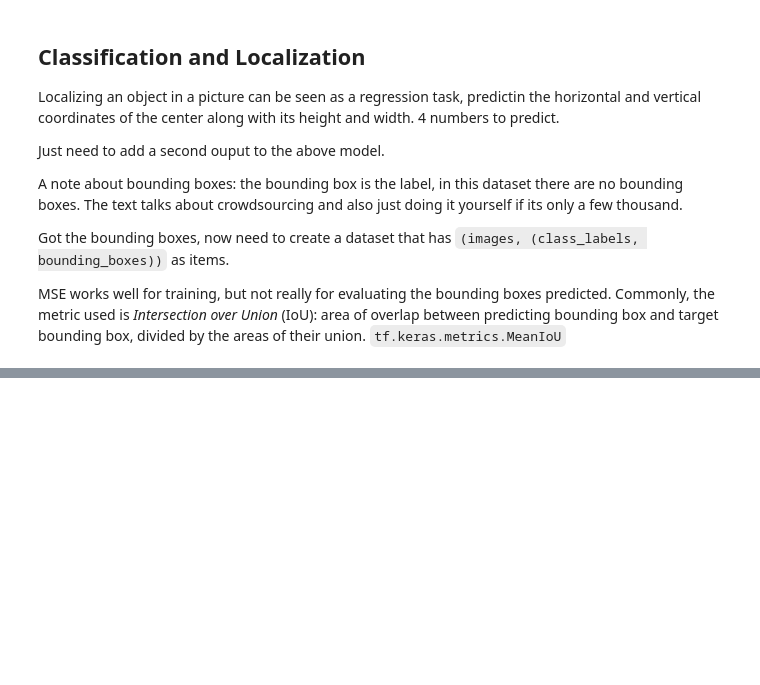
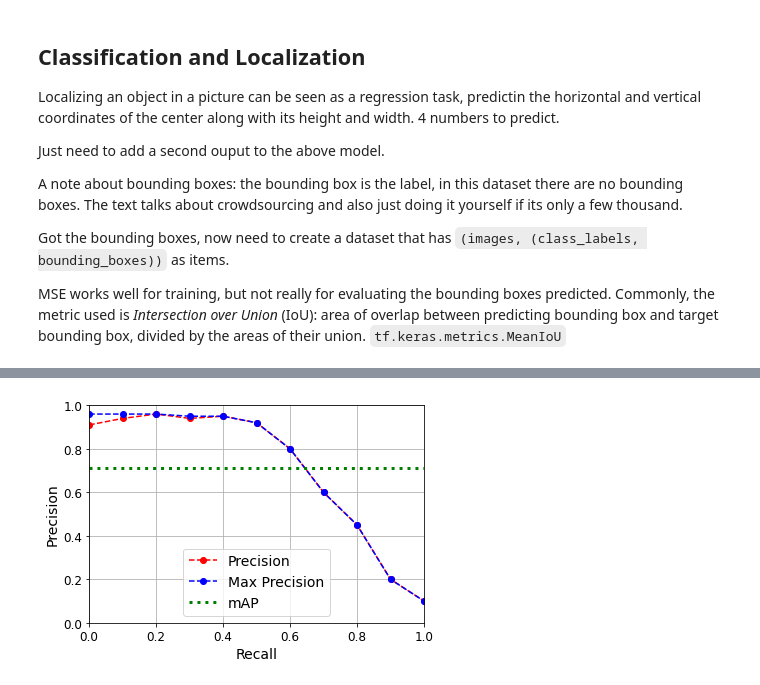
Before and after one commit to misrakberhe/mb_handson_notes, a Jupyter notebook: Chapter14_DeepComputerVisionAndCNNs.ipynb, the cells around one changed output, grey strips where cells are left out. Saved outputs shown, nothing was run; the diff lists cells and outputs as text; code cells hidden in the pictures; blank space fills up the shorter version.

```diff
--- a/Chapter14_DeepComputerVisionAndCNNs.ipynb
+++ b/Chapter14_DeepComputerVisionAndCNNs.ipynb
@@ -660,3 +666,24 @@ fake_train_set = train_set.take(5).repeat(2).map(add_random_bounding_boxes)
+# %%
+def maximum_precisions(precisions):
+    return np.flip(np.maximum.accumulate(np.flip(precisions)))
+# %%
+recalls = np.linspace(0,1 ,11)
+
+precisions = [0.91, 0.94, 0.96, 0.94, 0.95, 0.92, 0.80, 0.60, 0.45, 0.20, 0.10]
+max_precisions = maximum_precisions(precisions)
+mAP = max_precisions.mean()
+
+plt.plot(recalls, precisions, "ro--", label="Precision")
+plt.plot(recalls, max_precisions, "bo--", label="Max Precision")
+plt.xlabel("Recall")
+plt.ylabel("Precision")
+plt.plot([0,1], [mAP,mAP], "g:", linewidth = 3, label="mAP")
+plt.grid(True)
+plt.axis([0,1,0,1])
+plt.legend(loc="lower center", fontsize=14)
+plt.show()
+# %% [output]
+[figure, added]
 # %% [markdown]
 ## Object Detection
 
```
Also changed, not shown: parts of 2 cells of this notebook.
